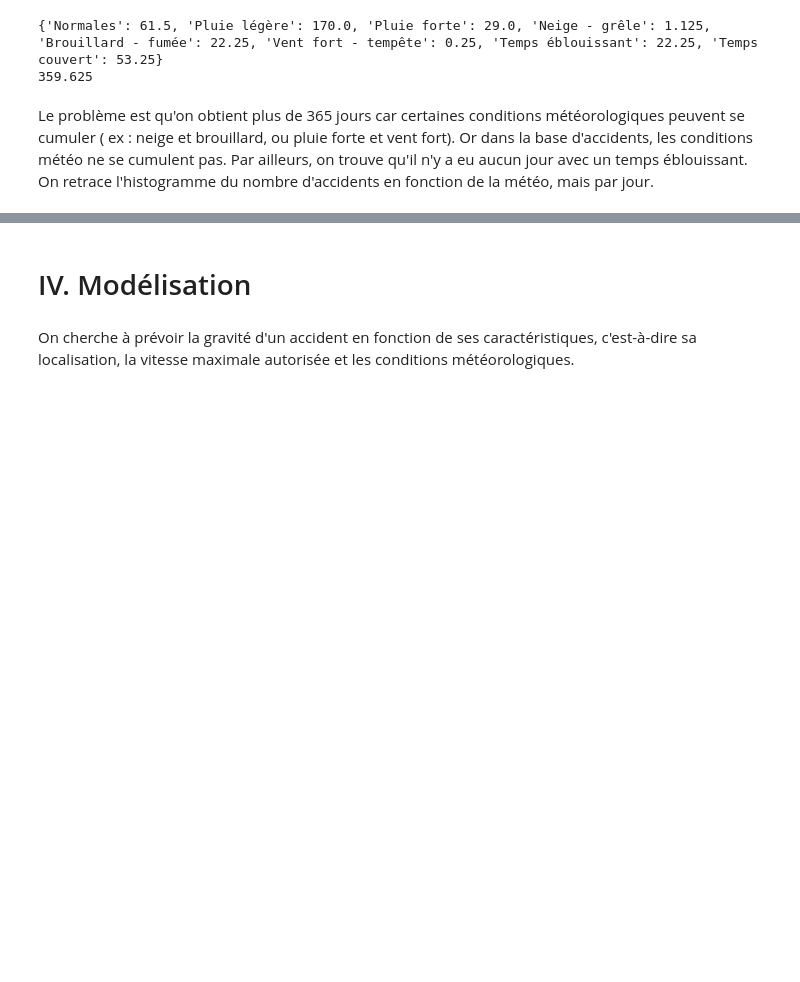
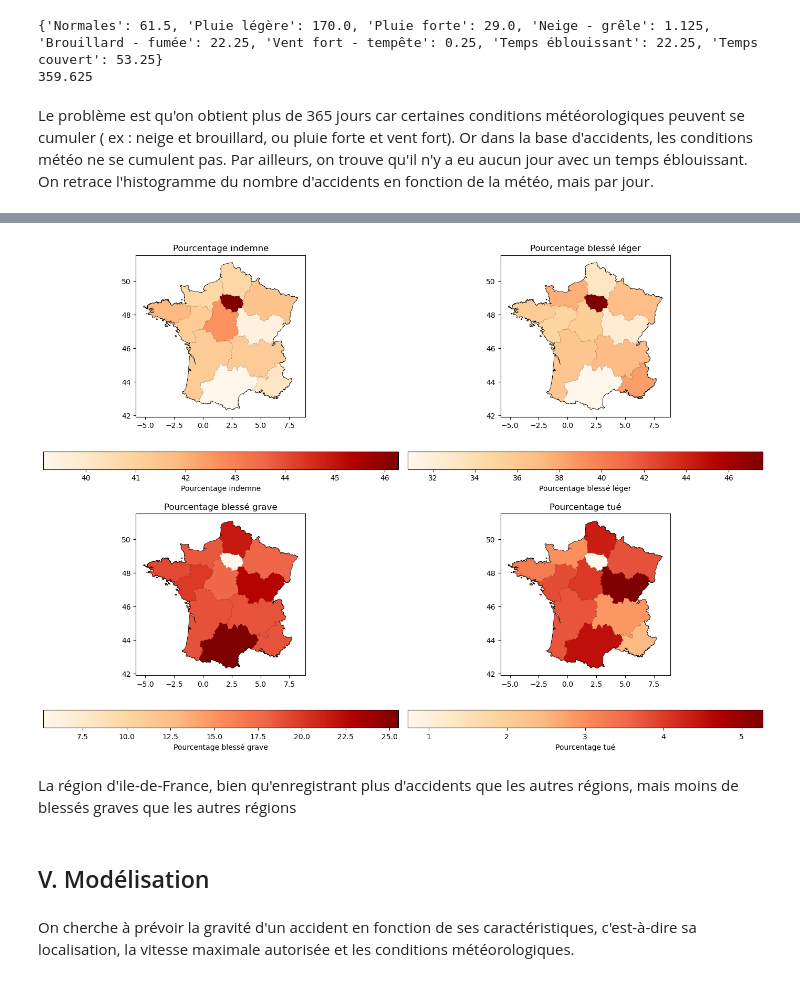
Before and after one commit to celineferbach/Projet-accidents-de-la-route, a Jupyter notebook: importation.ipynb, the cells around one changed output, grey strips where cells are left out. Saved outputs shown, nothing was run; the diff lists cells and outputs as text; code cells hidden in the pictures; blank space fills up the shorter version.

```diff
--- a/importation.ipynb
+++ b/importation.ipynb
@@ -1200,0 +1209,8 @@ Text(0.5, 1.0, "Nombre d'accidents en 2023 en fonction de la météo, par jour,
+# %%
+#On limite la base de données à la France métropolitaine
+df_FM = df.loc[df["INSEE_DEP"] < 971]
+# %%
+#On transforme en geodataframe
+geometry = [Point(xy) for xy in zip(df_FM['long'], df_FM['lat'])]
+gdf = gpd.GeoDataFrame(df_FM, geometry=geometry, crs="EPSG:2154")
+gdf.head()
@@ -1201,4 +1243,51 @@ Text(0.5, 1.0, "Nombre d'accidents en 2023 en fonction de la météo, par jour,
+# %%
+# Joindre les données des gravités aux données géographiques des régions
+regions_gravite = carte_reg.merge(gravite_par_region, on='INSEE_REG')
+
+regions_pourcentage_indemne = carte_reg.merge(gravite_par_region, on='INSEE_REG')
+regions_pourcentage_blesse_leger = carte_reg.merge(gravite_par_region, on='INSEE_REG')
+regions_pourcentage_blesse_grave = carte_reg.merge(gravite_par_region, on='INSEE_REG')
+regions_pourcentage_tue = carte_reg.merge(gravite_par_region, on='INSEE_REG')
+# %%
+# Tracer la carte avec les couleurs des régions dégradées en fonction des pourcentages
+
+fig, axs = plt.subplots(2, 2, figsize=(14, 10))
+
+carte_reg.plot(ax=axs[0, 0], color='white', edgecolor='black')
+regions_pourcentage_indemne.plot(column="Pourcentage indemne", ax=axs[0, 0], legend=True,
+                                 legend_kwds={'label': "Pourcentage indemne",
+                                              'orientation': "horizontal"},
+                                 cmap='OrRd')
+axs[0, 0].set_title('Pourcentage indemne')
+
+carte_reg.plot(ax=axs[0, 1], color='white', edgecolor='black')
+regions_pourcentage_blesse_leger.plot(column="Pourcentage blessé léger", ax=axs[0, 1], legend=True,
+                                      legend_kwds={'label': "Pourcentage blessé léger",
+                                                   'orientation': "horizontal"},
+                                      cmap='OrRd')
+axs[0, 1].set_title('Pourcentage blessé léger')
+
+carte_reg.plot(ax=axs[1, 0], color='white', edgecolor='black')
+regions_pourcentage_blesse_grave.plot(column="Pourcentage blessé grave", ax=axs[1, 0], legend=True,
+                                      legend_kwds={'label': "Pourcentage blessé grave",
+                                                   'orientation': "horizontal"},
+                                      cmap='OrRd')
+axs[1, 0].set_title('Pourcentage blessé grave')
+
+carte_reg.plot(ax=axs[1, 1], color='white', edgecolor='black')
+regions_pourcentage_tue.plot(column="Pourcentage tué", ax=axs[1, 1], legend=True,
+                             legend_kwds={'label': "Pourcentage tué",
+                                          'orientation': "horizontal"},
+                             cmap='OrRd')
+axs[1, 1].set_title('Pourcentage tué')
+
+plt.tight_layout()
+plt.show()
+# %% [output]
+[figure, added]
+# %% [markdown]
+La région d'ile-de-France, bien qu'enregistrant plus d'accidents que les autres régions, mais moins de blessés graves que les autres régions
 # %% [markdown]
-# IV. Modélisation
+## V. Modélisation
 # %% [markdown]
 On cherche à prévoir la gravité d'un accident en fonction de ses caractéristiques, c'est-à-dire sa localisation, la vitesse maximale autorisée et les conditions météorologiques.
```
Also changed, not shown: parts of 36 cells of this notebook.
